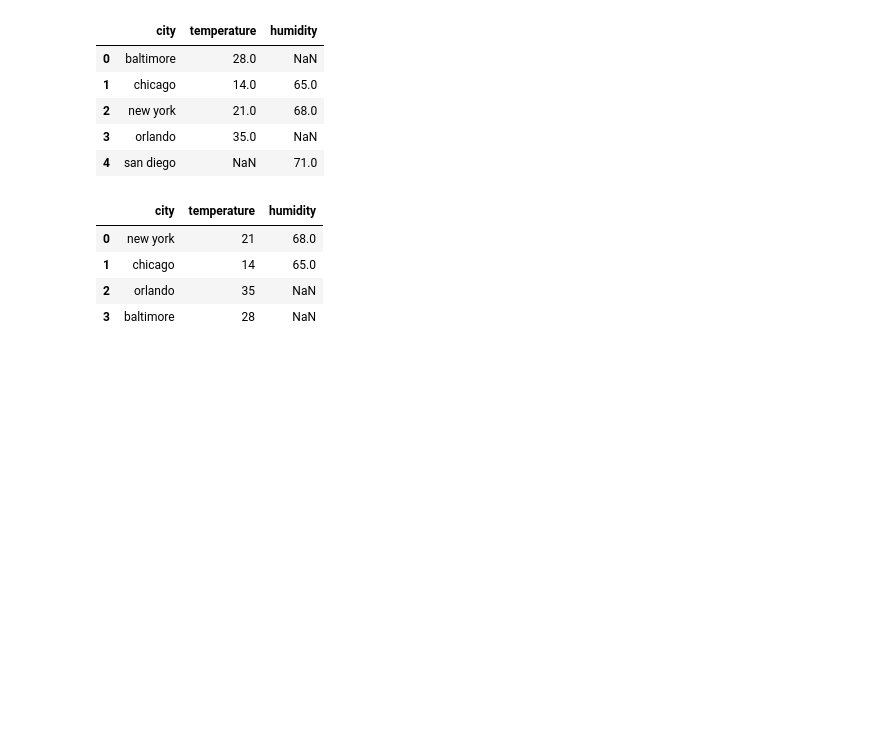
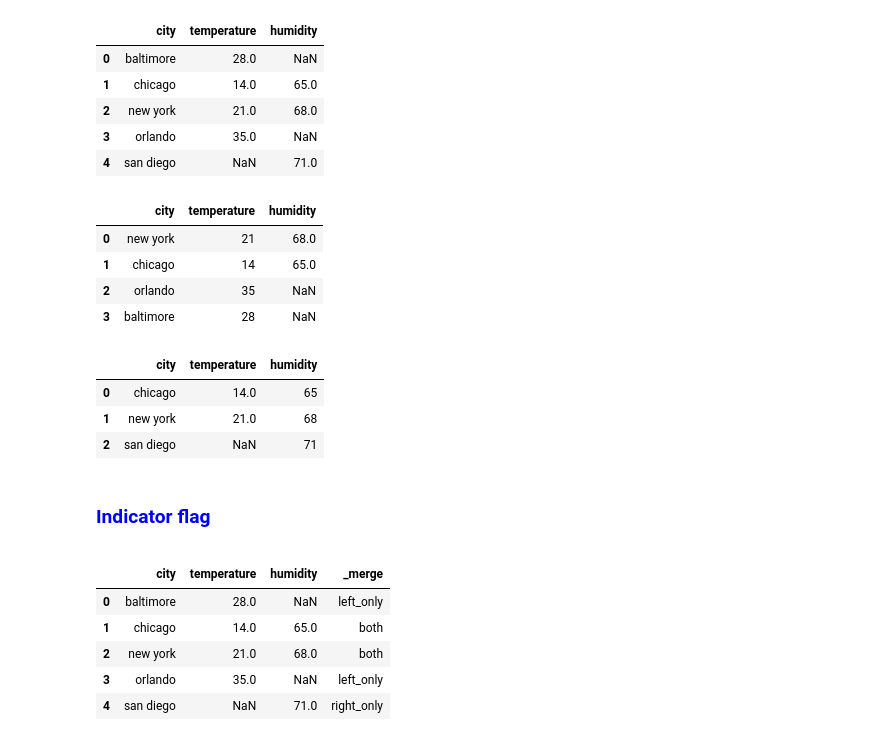
Before and after one commit to aranyaadheu/Pandas, a Jupyter notebook: pandas/09. merge dfs/pandas_merge.ipynb, the cells around one changed output. Drawn from its saved outputs; the diff is of its cells as text; code cells hidden in the pictures; blank space fills up the shorter version.

```diff
--- a/pandas/09. merge dfs/pandas_merge.ipynb
+++ b/pandas/09. merge dfs/pandas_merge.ipynb
@@ -101,3 +103,28 @@ df3
 | 1 | chicago | 14 | 65.0 |
 | 2 | orlando | 35 | NaN |
 | 3 | baltimore | 28 | NaN |
+# %%
+df3 = pd.merge(df1, df2, on="city", how="right")
+df3
+# %% [output]
+|  | city | temperature | humidity |
+| 0 | chicago | 14.0 | 65 |
+| 1 | new york | 21.0 | 68 |
+| 2 | san diego | NaN | 71 |
+# %% [markdown]
+<span style="color: blue;">
+    <h3>Indicator flag</h3>
+</span>
+# %%
+# sometime to know which df it came from
+# turn on the indicator
+# additional column indicating where this df came from
+df3 = pd.merge(df1, df2, on="city", how="outer", indicator=True)
+df3
+# %% [output]
+|  | city | temperature | humidity | _merge |
+| 0 | baltimore | 28.0 | NaN | left_only |
+| 1 | chicago | 14.0 | 65.0 | both |
+| 2 | new york | 21.0 | 68.0 | both |
+| 3 | orlando | 35.0 | NaN | left_only |
+| 4 | san diego | NaN | 71.0 | right_only |
```
Also changed, not shown: parts of 9 cells of this notebook.
